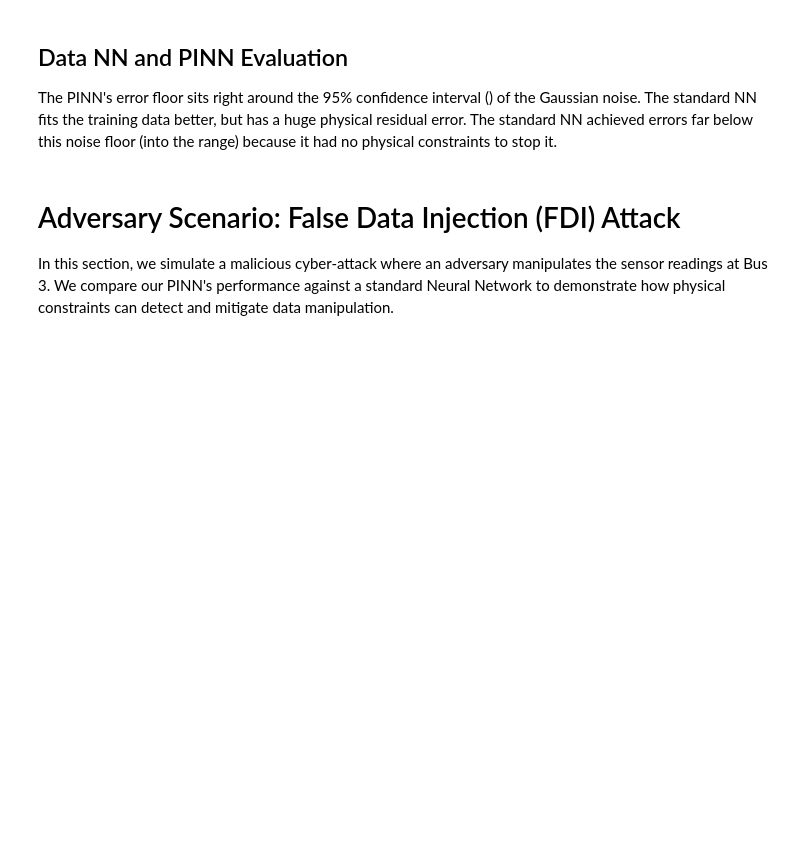
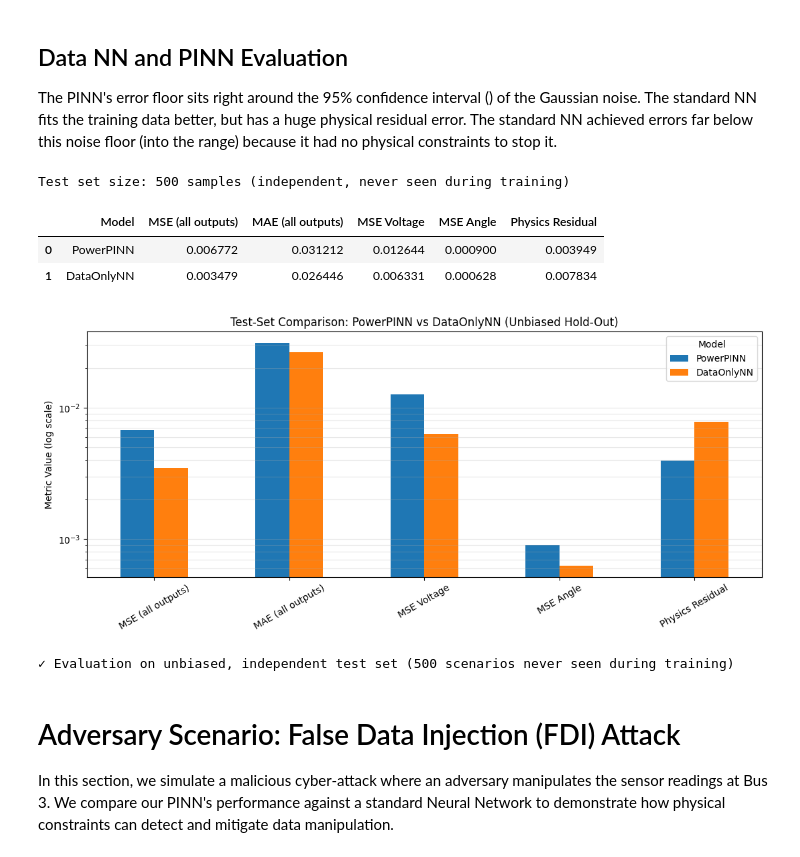
Before and after one commit to MangoCode13/PowerPINN, a Jupyter notebook: PINN.ipynb, the cells around one changed output. Saved outputs shown, nothing was run; the diff lists cells and outputs as text; code cells hidden in the pictures; blank space fills up the shorter version.

Commit message:
Updated models and added WSL

```diff
--- a/PINN.ipynb
+++ b/PINN.ipynb
@@ -394,0 +493,41 @@ print("Baseline trained.")
+# %%
+class DataOnlyNN(nn.Module):
+    def __init__(self):
+        super().__init__()
+        # Same architecture as our PowerPINN for a fair comparison
+        self.net = nn.Sequential(
+            nn.Linear(28, 128), nn.SiLU(),
+            nn.Linear(128, 128), nn.SiLU(),
+            nn.Linear(128, 128), nn.SiLU(),
+            nn.Linear(128, 128), nn.SiLU(),
+            nn.Linear(128, 28)
+        )
+    def forward(self, x):
+        return self.net(x)
+
+class LitDataOnly(L.LightningModule):
+    def __init__(self, model):
+        super().__init__()
+        self.model = model
+        self.criterion = nn.MSELoss()
+
+    def training_step(self, batch, batch_idx):
+        x, y = batch
+        pred = self.model(x)
+        loss = self.criterion(pred, y)
+        self.log('train_loss', loss, on_epoch=True, prog_bar=True)
+        self.log('data_loss', loss, on_epoch=True)
+        return loss
+
+    def configure_optimizers(self):
+        optimizer = torch.optim.Adam(self.parameters(), lr=1e-3)
+        scheduler = torch.optim.lr_scheduler.CosineAnnealingLR(optimizer, T_max=500, eta_min=1e-6)
+        return [optimizer], [scheduler]
+
+# Train Data-Only model with same Lightning setup as PINN for fair comparison
+model_data_only = DataOnlyNN()
+lit_data_only = LitDataOnly(model_data_only)
+
+logger_data_only = CSVLogger("lightning_logs", name="data_only_baseline")
+trainer_data_only = L.Trainer(max_epochs=500, logger=logger_data_only, accelerator='auto', devices=1)
+trainer_data_only.fit(lit_data_only, datamodule=islp_dm)
@@ -413,7 +581,7 @@ else:
 The PINN's error floor sits right around the 95% confidence interval () of the Gaussian noise. The standard NN fits the training data better, but has a huge physical residual error. The standard NN achieved errors far below this noise floor (into the  range) because it had no physical constraints to stop it.
 # %%
 # Load independent test data generated separately to avoid training leakage
-test_data = torch.load('/content/PowerPINN/ieee14_test_data_norm.pt')
+test_data = torch.load('./ieee14_test_data_norm.pt')
 X_test = test_data['test_x']   # Correct key: 'test_x'
 Y_test = test_data['test_y']   # Correct key: 'test_y'
 
@@ -438,33 +606,40 @@ def evaluate_model_metrics(model_obj, model_name):
         'Physics Residual': phys
     }
 
 results = [
     evaluate_model_metrics(model, 'PowerPINN'),
     evaluate_model_metrics(model_data_only, 'DataOnlyNN')
 ]
 
 eval_df = pd.DataFrame(results)
 print(f'Test set size: {X_test.shape[0]} samples (independent, never seen during training)')
 display(eval_df.style.format({
     'MSE (all outputs)': '{:.6f}',
     'MAE (all outputs)': '{:.6f}',
     'MSE Voltage': '{:.6f}',
     'MSE Angle': '{:.6f}',
     'Physics Residual': '{:.6f}'
 }))
 
 # Quick visual comparison across metrics
 plot_cols = ['MSE (all outputs)', 'MAE (all outputs)', 'MSE Voltage', 'MSE Angle', 'Physics Residual']
 plot_df = eval_df.set_index('Model')[plot_cols].T
 ax = plot_df.plot(kind='bar', figsize=(11, 5), rot=30)
 ax.set_yscale('log')
 ax.set_ylabel('Metric Value (log scale)')
 ax.set_title('Test-Set Comparison: PowerPINN vs DataOnlyNN (Unbiased Hold-Out)')
 ax.grid(True, which='both', axis='y', alpha=0.3)
 plt.tight_layout()
 plt.show()
 
 print('✓ Evaluation on unbiased, independent test set (500 scenarios never seen during training)')
+# %% [output]
+Test set size: 500 samples (independent, never seen during training)
+|  | Model | MSE (all outputs) | MAE (all outputs) | MSE Voltage | MSE Angle | Physics Residual |
+| 0 | PowerPINN | 0.006772 | 0.031212 | 0.012644 | 0.000900 | 0.003949 |
+| 1 | DataOnlyNN | 0.003479 | 0.026446 | 0.006331 | 0.000628 | 0.007834 |
+[figure, added]
+✓ Evaluation on unbiased, independent test set (500 scenarios never seen during training)
 # %% [markdown]
 # Adversary Scenario: False Data Injection (FDI) Attack
 
```
Also changed, not shown: parts of 29 cells of this notebook.
